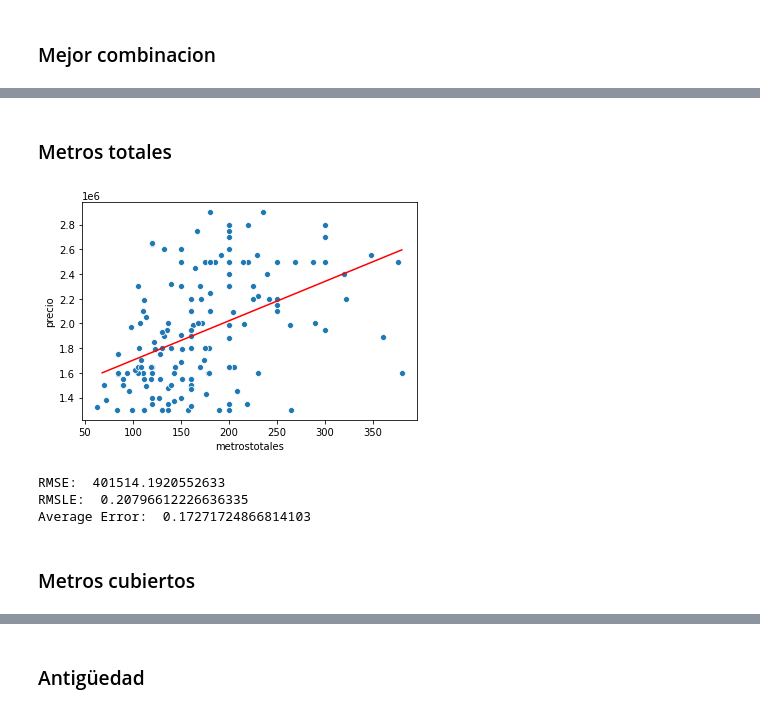
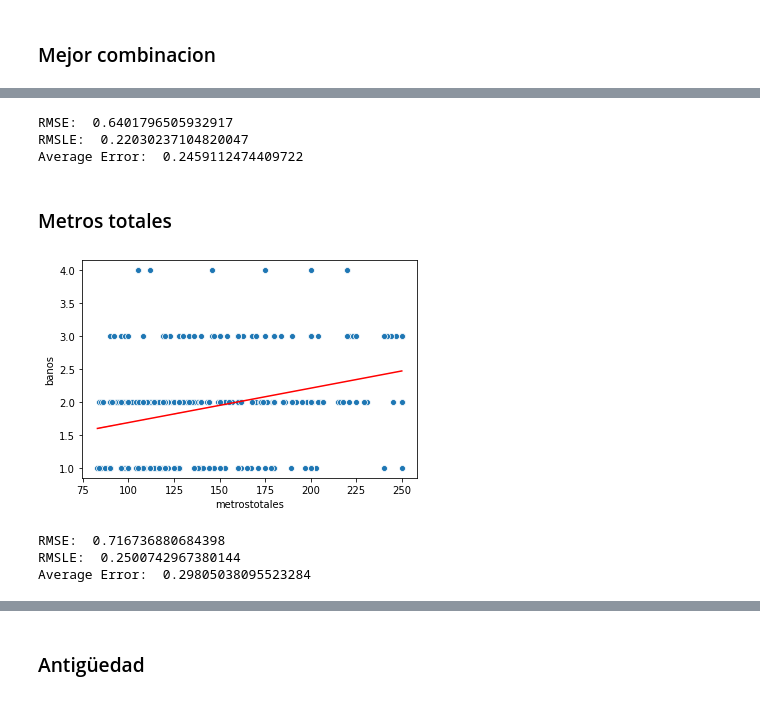
Before and after one commit to brianarrondo/metnum-tp3, a Jupyter notebook: notebooks/Experimentacion.ipynb, the cells around one changed output, grey strips where cells are left out. Saved outputs shown, nothing was run; the diff lists cells and outputs as text; code cells hidden in the pictures.

```diff
--- a/notebooks/Experimentacion.ipynb
+++ b/notebooks/Experimentacion.ipynb
@@ -436,27 +839,37 @@ Average Error:  0.18251758656229375
+# %%
+df_train = pd.read_csv('../data/train-all-houses.csv')
+K = 5
+
+RMSE, RMSLE, average_error = linearRegressionKFoldErrors(df_train, ['habitaciones'], 'banos', K)
+print('RMSE: ', RMSE)
+print('RMSLE: ', RMSLE)
+print('Average Error: ', average_error)
+# %% [output]
+RMSE:  0.6401796505932917
+RMSLE:  0.22030237104820047
+Average Error:  0.2459112474409722
 # %% [markdown]
 ### Metros totales
 # %%
-df_train = pd.read_csv('../data/train2.csv')
+df_train = pd.read_csv('../data/train-all-houses.csv')
 
 n = int(len(df_train)/3)
 df_test = df_train[:n]
 df_train = df_train[n:]
 
-linearRegressorPredict(df_train, df_test, ['metrostotales'], 'precio')
-linearRegressorFigure2D(df_train, df_test, 'metrostotales', 'precio')
+linearRegressorPredict(df_train, df_test, ['metrostotales'], 'banos')
+linearRegressorFigure2D(df_train, df_test, 'metrostotales', 'banos')
 # %% [output]
-[figure, old version]
+[figure, new version]
 # %%
-df_train = pd.read_csv('../data/train2.csv')
+df_train = pd.read_csv('../data/train-all-houses.csv')
 K = 5
 
-RMSE, RMSLE, average_error = linearRegressionKFoldErrors(df_train, ['metrostotales'], 'precio', K)
+RMSE, RMSLE, average_error = linearRegressionKFoldErrors(df_train, ['metrostotales'], 'banos', K)
 print('RMSE: ', RMSE)
 print('RMSLE: ', RMSLE)
 print('Average Error: ', average_error)
 # %% [output]
-RMSE:  401514.1920552633
-RMSLE:  0.20796612226636335
-Average Error:  0.17271724866814103
+RMSE:  0.716736880684398
+RMSLE:  0.2500742967380144
+Average Error:  0.29805038095523284
-# %% [markdown]
-### Metros cubiertos
```
Also changed, not shown: parts of 108 cells of this notebook, 1 other file.
